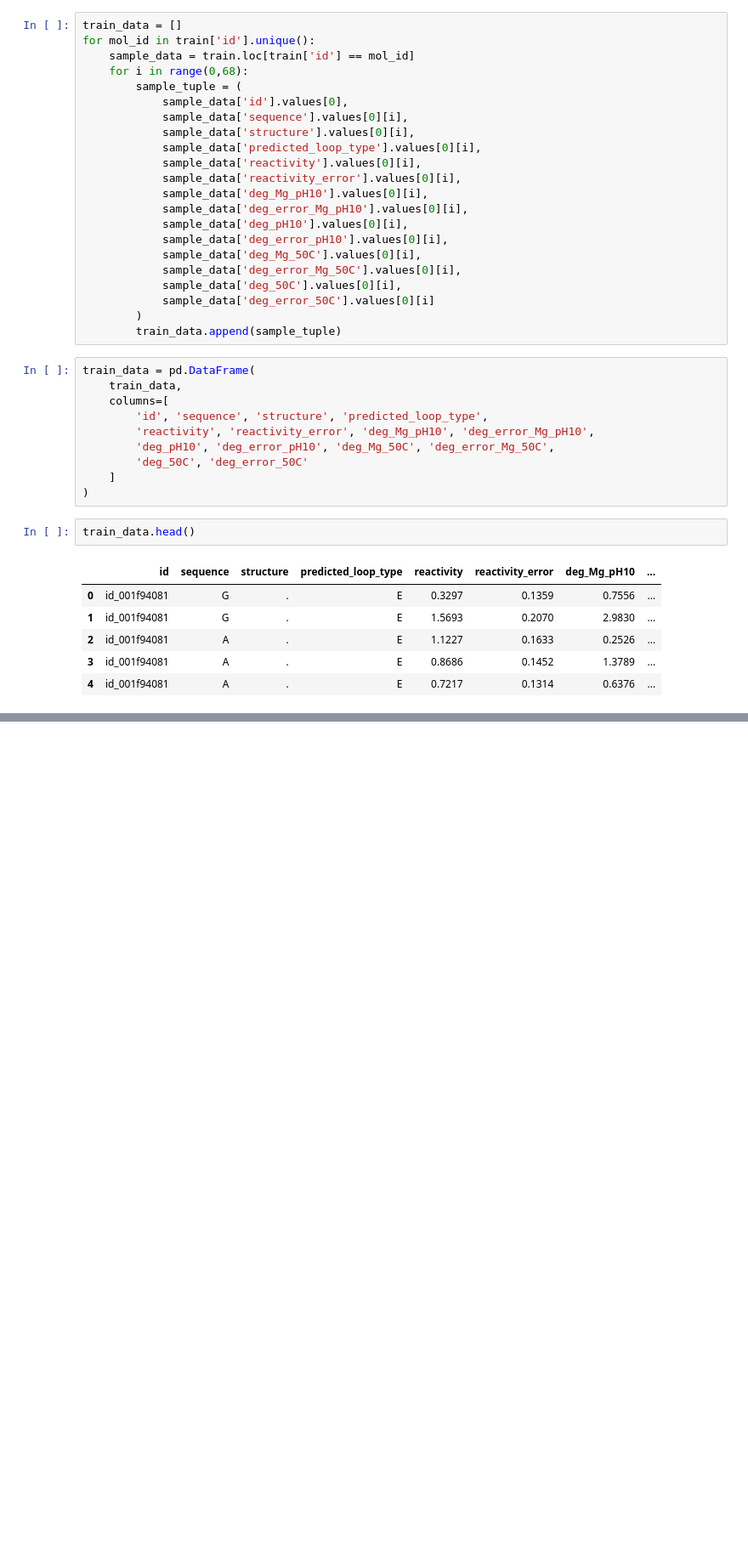
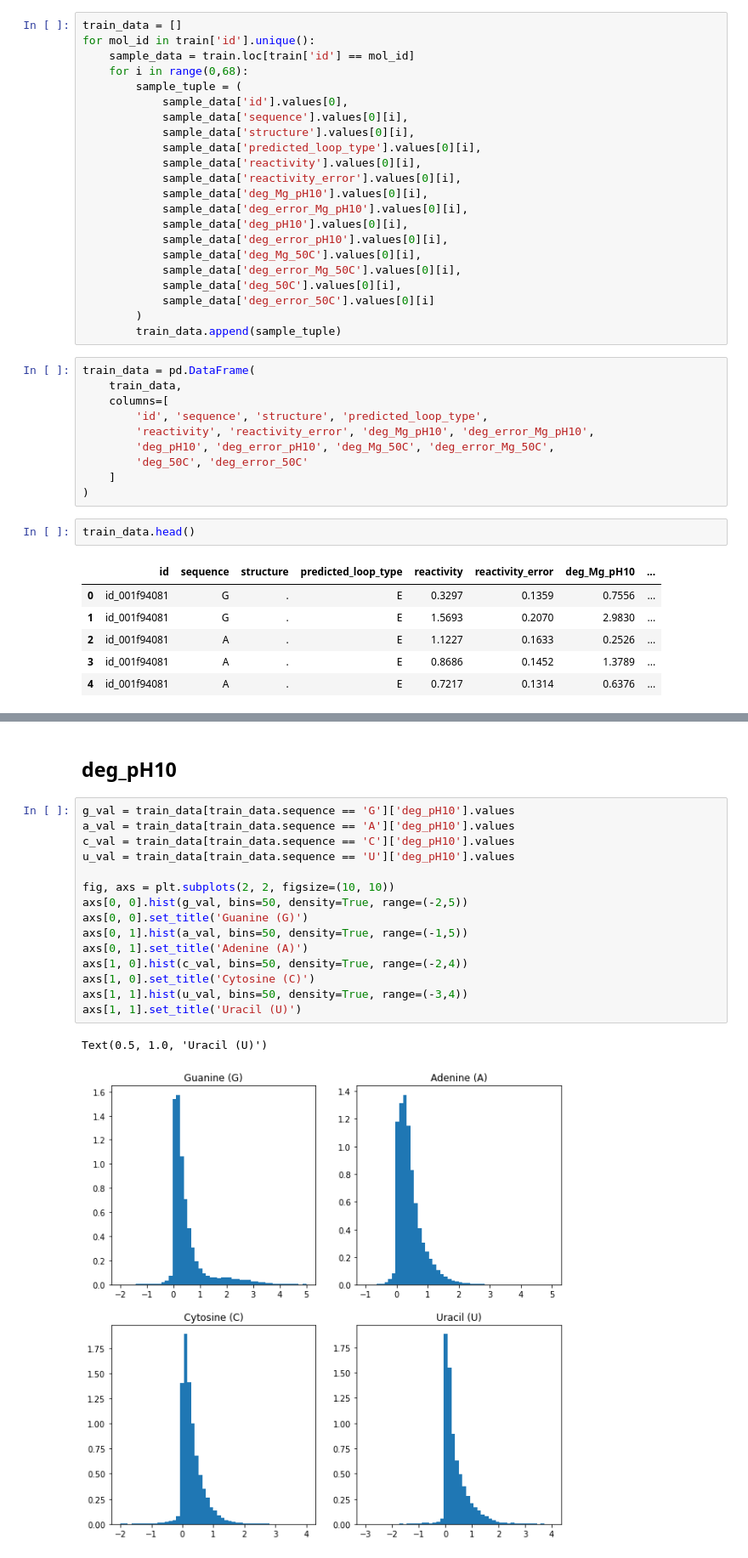
Before and after one commit to ErickDiaz/bioinformatics_python, a Jupyter notebook: covid/base_model.ipynb, the cells around one changed output, grey strips where cells are left out. Shown at 85% size. Saved outputs shown, nothing was run; the diff lists cells and outputs as text; blank space fills up the shorter version.

```diff
--- a/covid/base_model.ipynb
+++ b/covid/base_model.ipynb
@@ -280,0 +313,20 @@ x
+# %% [markdown]
+## deg_pH10
+# %%
+g_val = train_data[train_data.sequence == 'G']['deg_pH10'].values
+a_val = train_data[train_data.sequence == 'A']['deg_pH10'].values
+c_val = train_data[train_data.sequence == 'C']['deg_pH10'].values
+u_val = train_data[train_data.sequence == 'U']['deg_pH10'].values
+
+fig, axs = plt.subplots(2, 2, figsize=(10, 10))
+axs[0, 0].hist(g_val, bins=50, density=True, range=(-2,5))
+axs[0, 0].set_title('Guanine (G)')
+axs[0, 1].hist(a_val, bins=50, density=True, range=(-1,5))
+axs[0, 1].set_title('Adenine (A)')
+axs[1, 0].hist(c_val, bins=50, density=True, range=(-2,4))
+axs[1, 0].set_title('Cytosine (C)')
+axs[1, 1].hist(u_val, bins=50, density=True, range=(-3,4))
+axs[1, 1].set_title('Uracil (U)')
+# %% [output]
+Text(0.5, 1.0, 'Uracil (U)')
+[figure, added]
```
Also changed, not shown: parts of 20 cells of this notebook.
